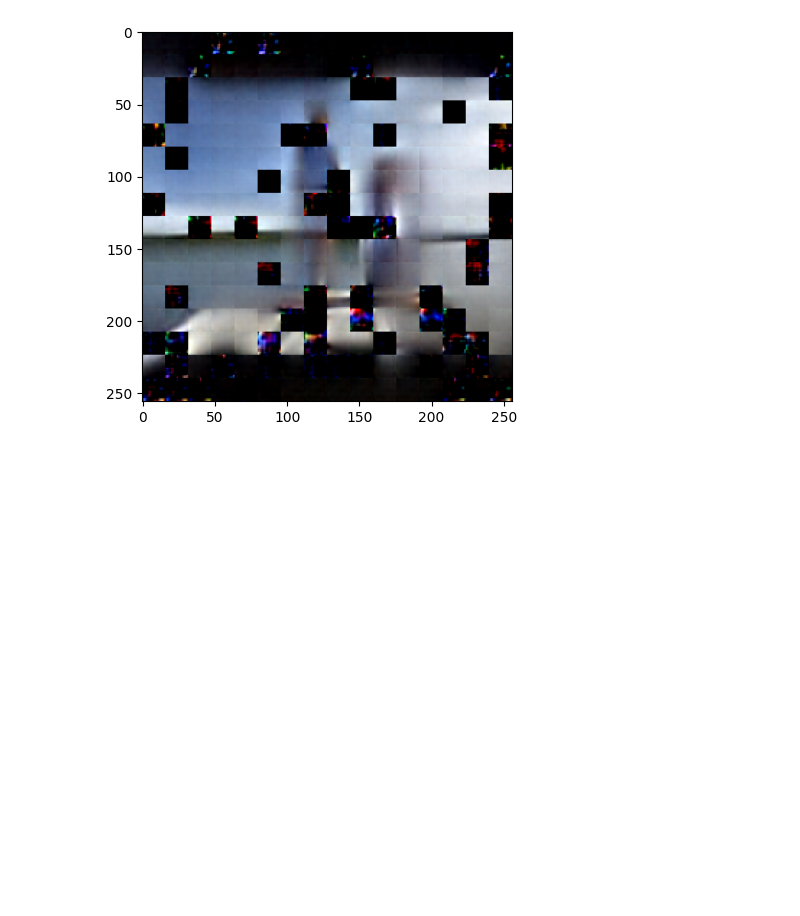
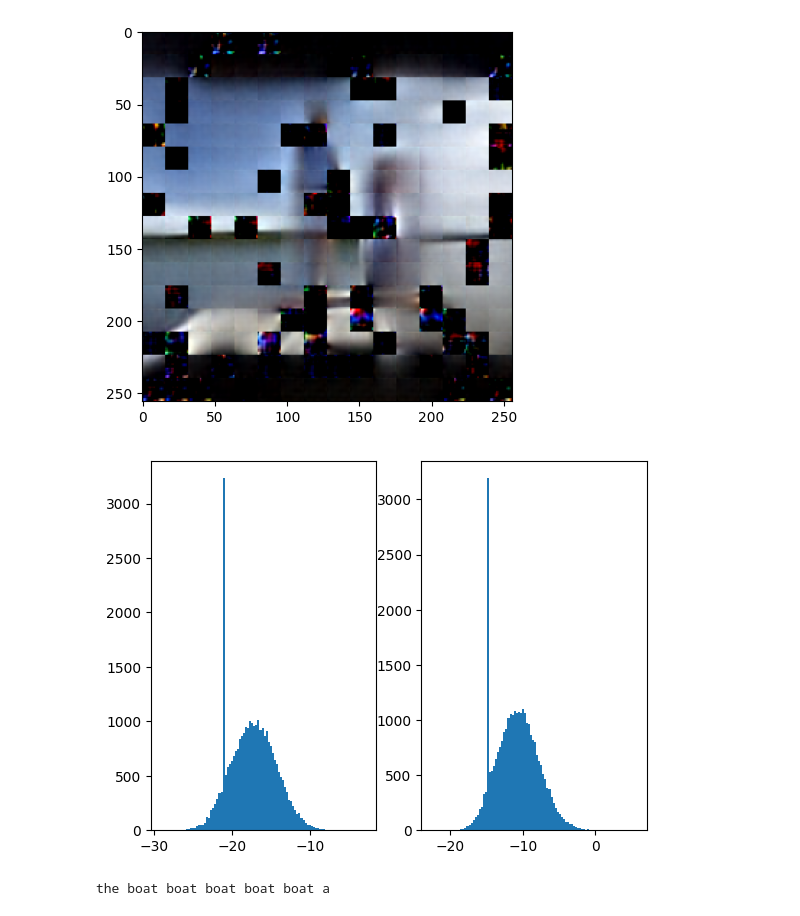
Before and after one commit to levi-kennedy/instructrl, a Jupyter notebook: instructrl/m3ae_sandbox.ipynb, the cells around one changed output. Cells and saved outputs as stored; diff of their text form; code cells hidden in the pictures; blank space fills up the shorter version.

```diff
--- a/instructrl/m3ae_sandbox.ipynb
+++ b/instructrl/m3ae_sandbox.ipynb
@@ -36,3 +72,14 @@ plt.imshow(rect_image_output)
 plt.show()
 # %% [output]
 [figure]
+# %%
+text_output = text_output[1,...]
+# %%
+import matplotlib.pyplot as plt
+plt.subplot(121)
+plt.hist(text_output[1, :], bins=100)
+plt.subplot(122)
+plt.hist(text_output[4, :], bins=100)
+plt.show()
+# %% [output]
+[figure, added]
@@ -38,0 +93,4 @@ plt.show()
+# %%
+print(text_final)
+# %% [output]
+the boat boat boat boat boat a
```
Also changed, not shown: parts of 7 cells of this notebook.
